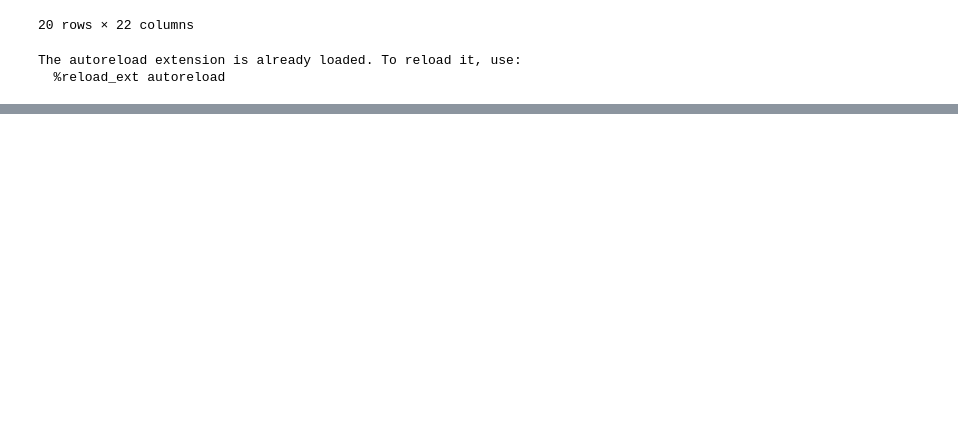
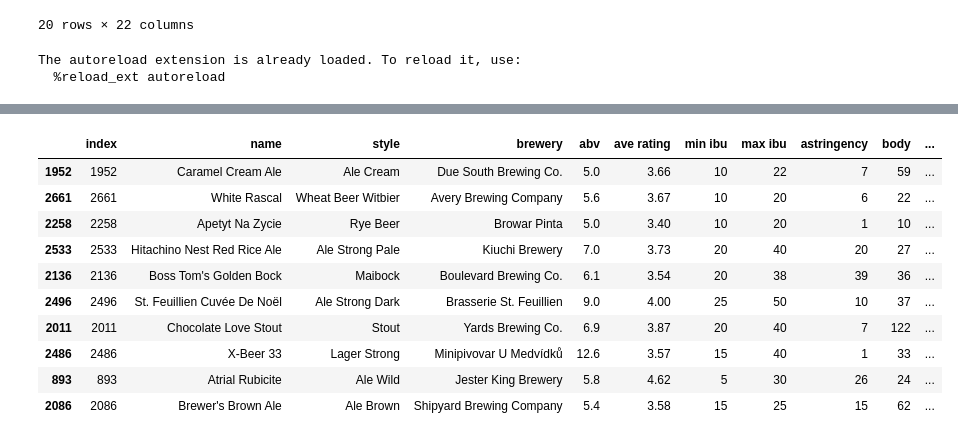
Before and after one commit to ltexp1998/zytholic_project, a Jupyter notebook: notebooks/atc_KMeans_base.ipynb, the cells around one changed output, grey strips where cells are left out. Drawn from its saved outputs; the diff is of its cells as text; code cells hidden in the pictures; blank space fills up the shorter version.

```diff
--- a/notebooks/atc_KMeans_base.ipynb
+++ b/notebooks/atc_KMeans_base.ipynb
@@ -226,0 +236,14 @@ content('Delirium Argentum')
+# %%
+df.sample(10)
+# %% [output]
+|  | index | name | style | brewery | abv | ave rating | min ibu | max ibu | astringency | body | ... |
+| 1952 | 1952 | Caramel Cream Ale | Ale Cream | Due South Brewing Co. | 5.0 | 3.66 | 10 | 22 | 7 | 59 | ... |
+| 2661 | 2661 | White Rascal | Wheat Beer Witbier | Avery Brewing Company | 5.6 | 3.67 | 10 | 20 | 6 | 22 | ... |
+| 2258 | 2258 | Apetyt Na Zycie | Rye Beer | Browar Pinta | 5.0 | 3.40 | 10 | 20 | 1 | 10 | ... |
+| 2533 | 2533 | Hitachino Nest Red Rice Ale | Ale Strong Pale | Kiuchi Brewery | 7.0 | 3.73 | 20 | 40 | 20 | 27 | ... |
+| 2136 | 2136 | Boss Tom's Golden Bock | Maibock | Boulevard Brewing Co. | 6.1 | 3.54 | 20 | 38 | 39 | 36 | ... |
+| 2496 | 2496 | St. Feuillien Cuvée De Noël | Ale Strong Dark | Brasserie St. Feuillien | 9.0 | 4.00 | 25 | 50 | 10 | 37 | ... |
+| 2011 | 2011 | Chocolate Love Stout | Stout | Yards Brewing Co. | 6.9 | 3.87 | 20 | 40 | 7 | 122 | ... |
+| 2486 | 2486 | X-Beer 33 | Lager Strong | Minipivovar U Medvídků | 12.6 | 3.57 | 15 | 40 | 1 | 33 | ... |
+| 893 | 893 | Atrial Rubicite | Ale Wild | Jester King Brewery | 5.8 | 4.62 | 5 | 30 | 26 | 24 | ... |
+| 2086 | 2086 | Brewer's Brown Ale | Ale Brown | Shipyard Brewing Company | 5.4 | 3.58 | 15 | 25 | 15 | 62 | ... |
```
Also changed, not shown: parts of 13 cells of this notebook.
